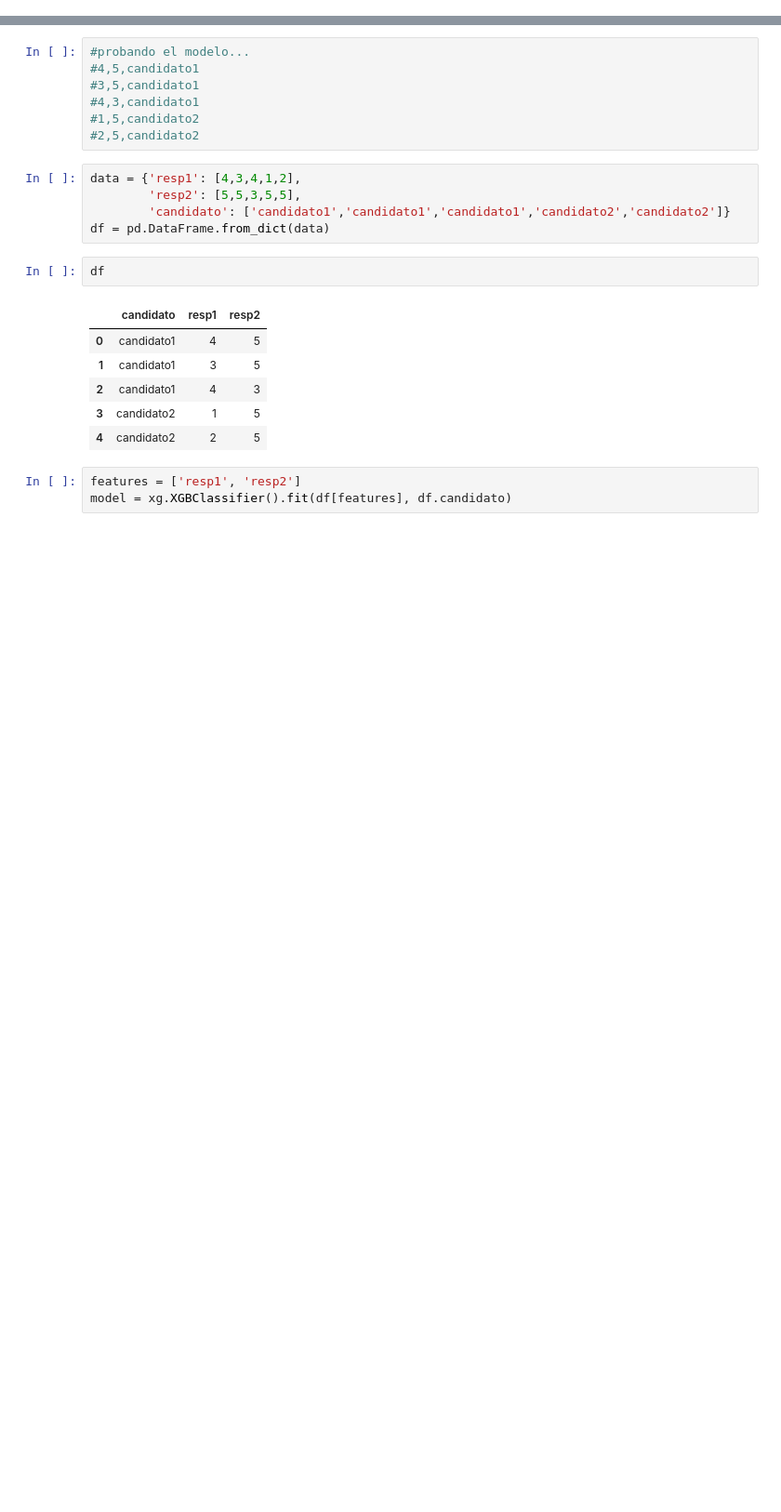
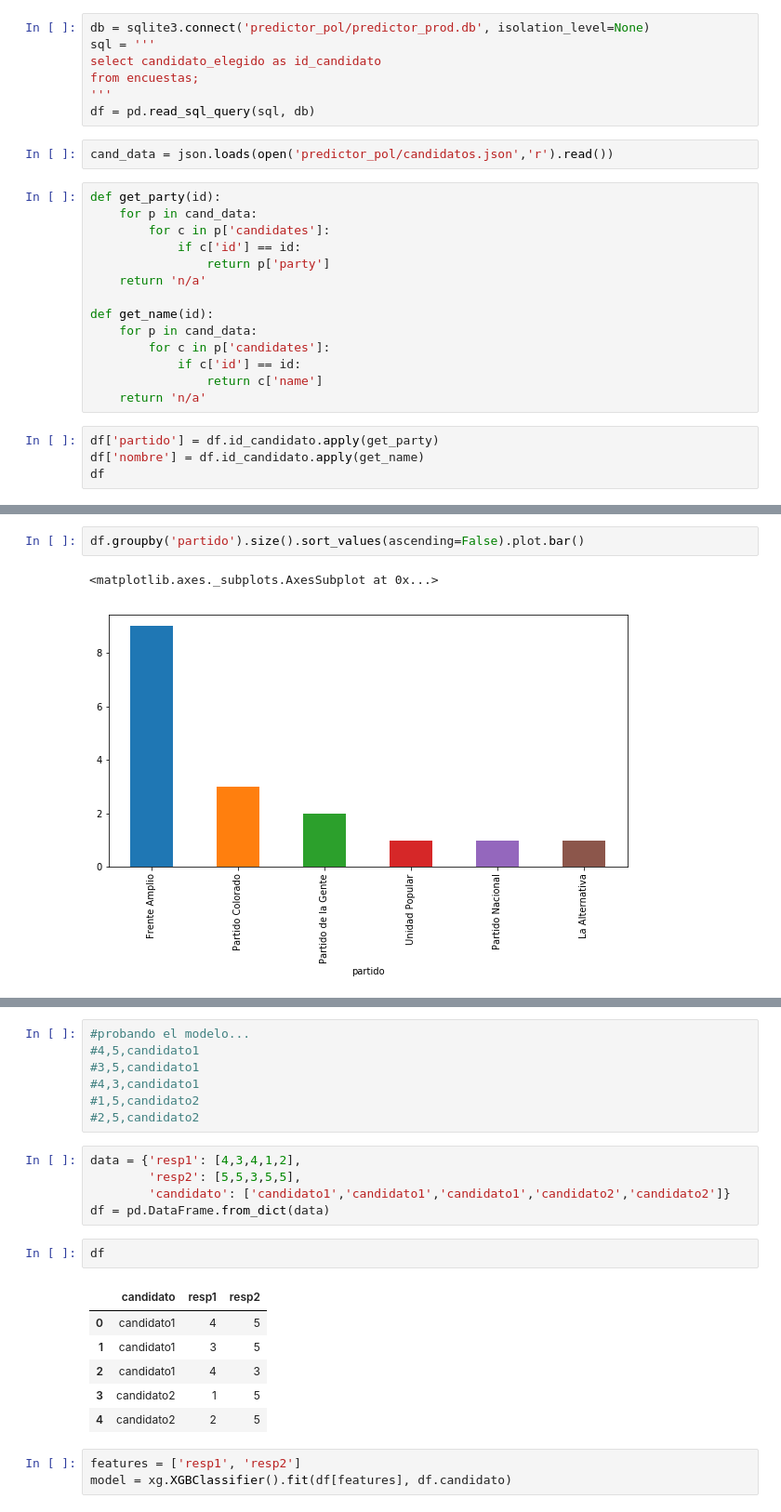
Before and after one commit to johnblanco/predictor_electoral, a Jupyter notebook: analisis respuestas.ipynb, the cells around one changed output, grey strips where cells are left out. Shown: that part at 93% size. Cells and saved outputs as stored; diff of their text form; blank space fills up the shorter version.

```diff
--- a/analisis respuestas.ipynb
+++ b/analisis respuestas.ipynb
@@ -13,2 +16,29 @@ import matplotlib.pyplot as plt
 
 warnings.filterwarnings('ignore')
+# %%
+db = sqlite3.connect('predictor_pol/predictor_prod.db', isolation_level=None)
+sql = '''
+select candidato_elegido as id_candidato
+from encuestas;
+'''
+df = pd.read_sql_query(sql, db)
+# %%
+cand_data = json.loads(open('predictor_pol/candidatos.json','r').read())
+# %%
+def get_party(id):
+    for p in cand_data:
+        for c in p['candidates']:
+            if c['id'] == id:
+                return p['party']
+    return 'n/a'
+
+def get_name(id):
+    for p in cand_data:
+        for c in p['candidates']:
+            if c['id'] == id:
+                return c['name']
+    return 'n/a'
+# %%
+df['partido'] = df.id_candidato.apply(get_party)
+df['nombre'] = df.id_candidato.apply(get_name)
+df
@@ -14,0 +75,5 @@ warnings.filterwarnings('ignore')
+# %%
+df.groupby('partido').size().sort_values(ascending=False).plot.bar()
+# %% [output]
+<matplotlib.axes._subplots.AxesSubplot at 0x...>
+[figure, added]
```
Also changed, not shown: parts of 4 cells of this notebook.
